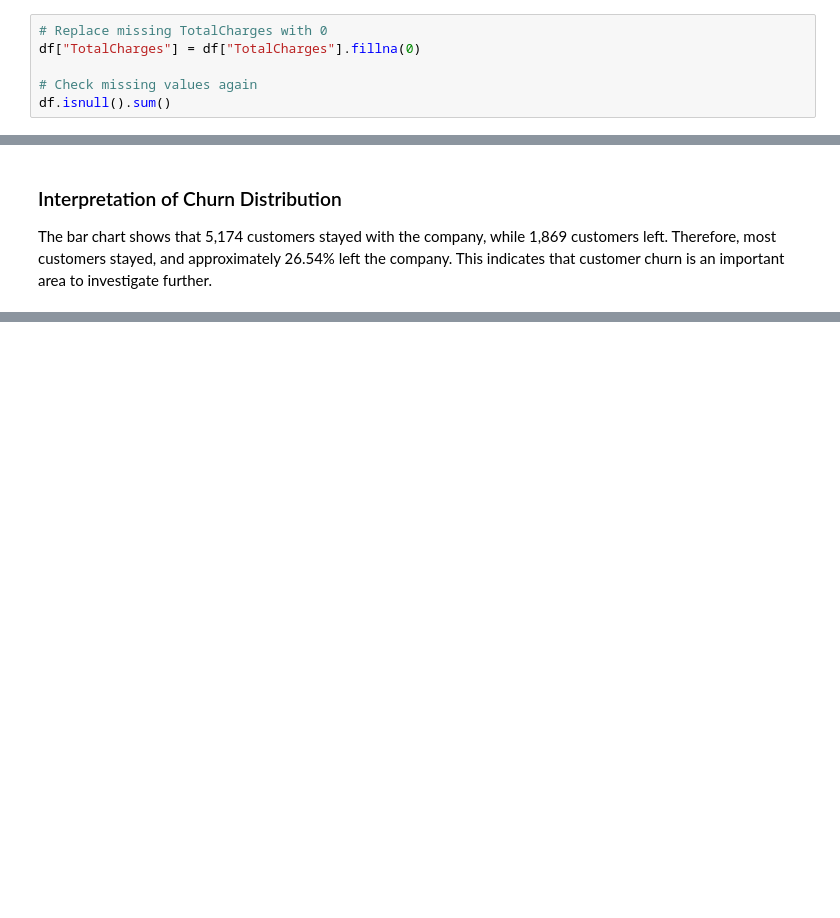
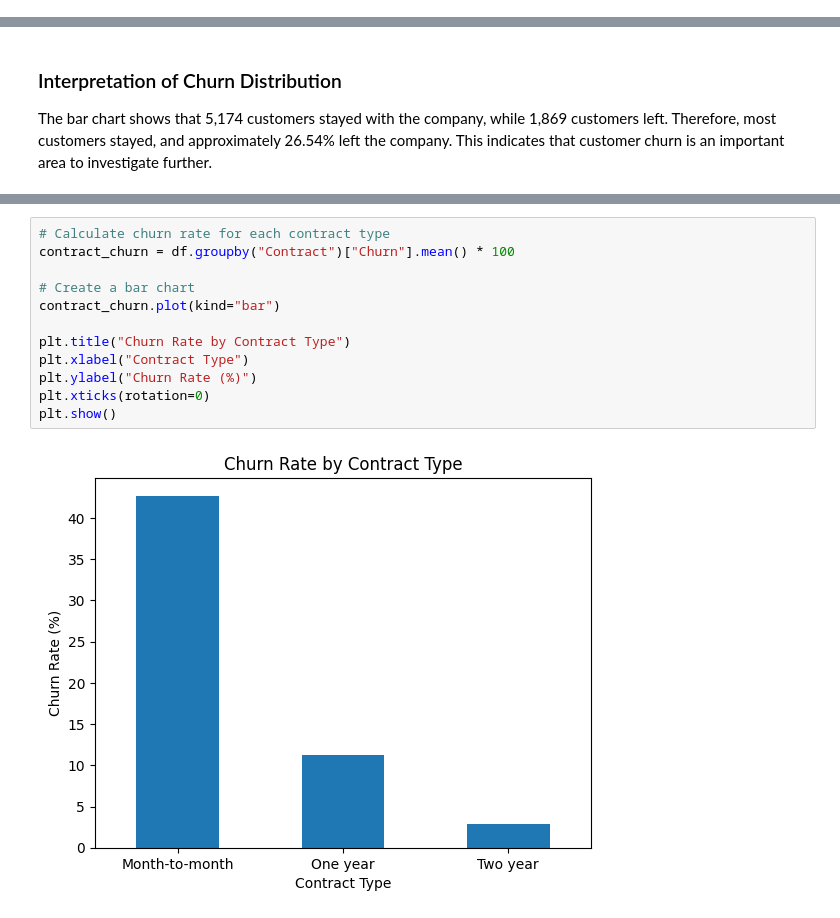
Before and after one commit to BelyseU/telco-customer-churn-lab, a Jupyter notebook: telco_churn_analysis.ipynb, the cells around one changed output, grey strips where cells are left out. Cells and saved outputs as stored; diff of their text form; blank space fills up the shorter version.

Commit message:
Complete Telco churn analysis

```diff
--- a/telco_churn_analysis.ipynb
+++ b/telco_churn_analysis.ipynb
@@ -148,6 +89,0 @@ df[df["TotalCharges"].isnull()][["customerID", "tenure", "MonthlyCharges", "Tota
-# %%
-# Replace missing TotalCharges with 0
-df["TotalCharges"] = df["TotalCharges"].fillna(0)
-
-# Check missing values again
-df.isnull().sum()
@@ -250,0 +182,14 @@ The bar chart shows that 5,174 customers stayed with the company, while 1,869 cu
+# %%
+# Calculate churn rate for each contract type
+contract_churn = df.groupby("Contract")["Churn"].mean() * 100
+
+# Create a bar chart
+contract_churn.plot(kind="bar")
+
+plt.title("Churn Rate by Contract Type")
+plt.xlabel("Contract Type")
+plt.ylabel("Churn Rate (%)")
+plt.xticks(rotation=0)
+plt.show()
+# %% [output]
+[figure, added]
```
Also changed, not shown: parts of 29 cells of this notebook.
